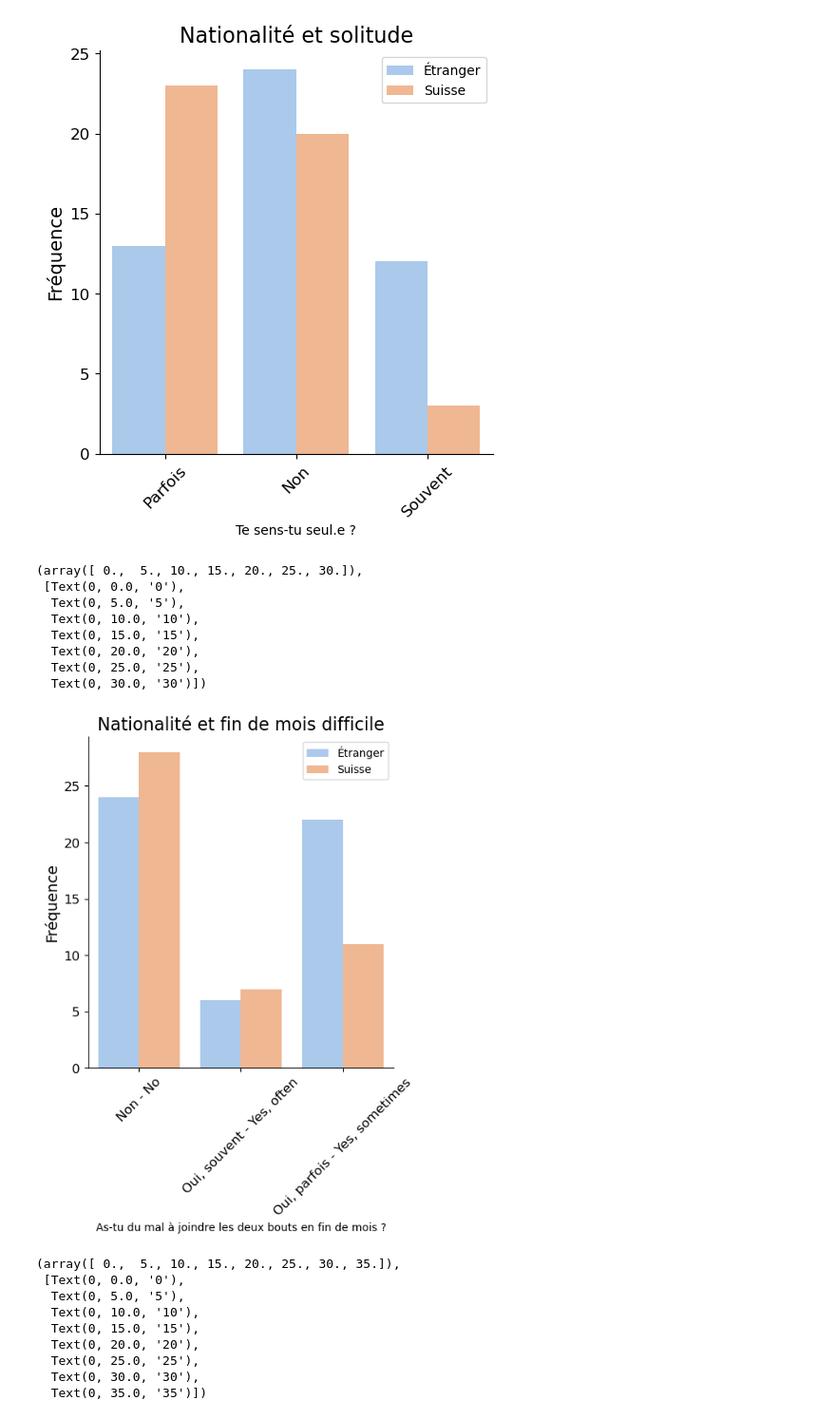
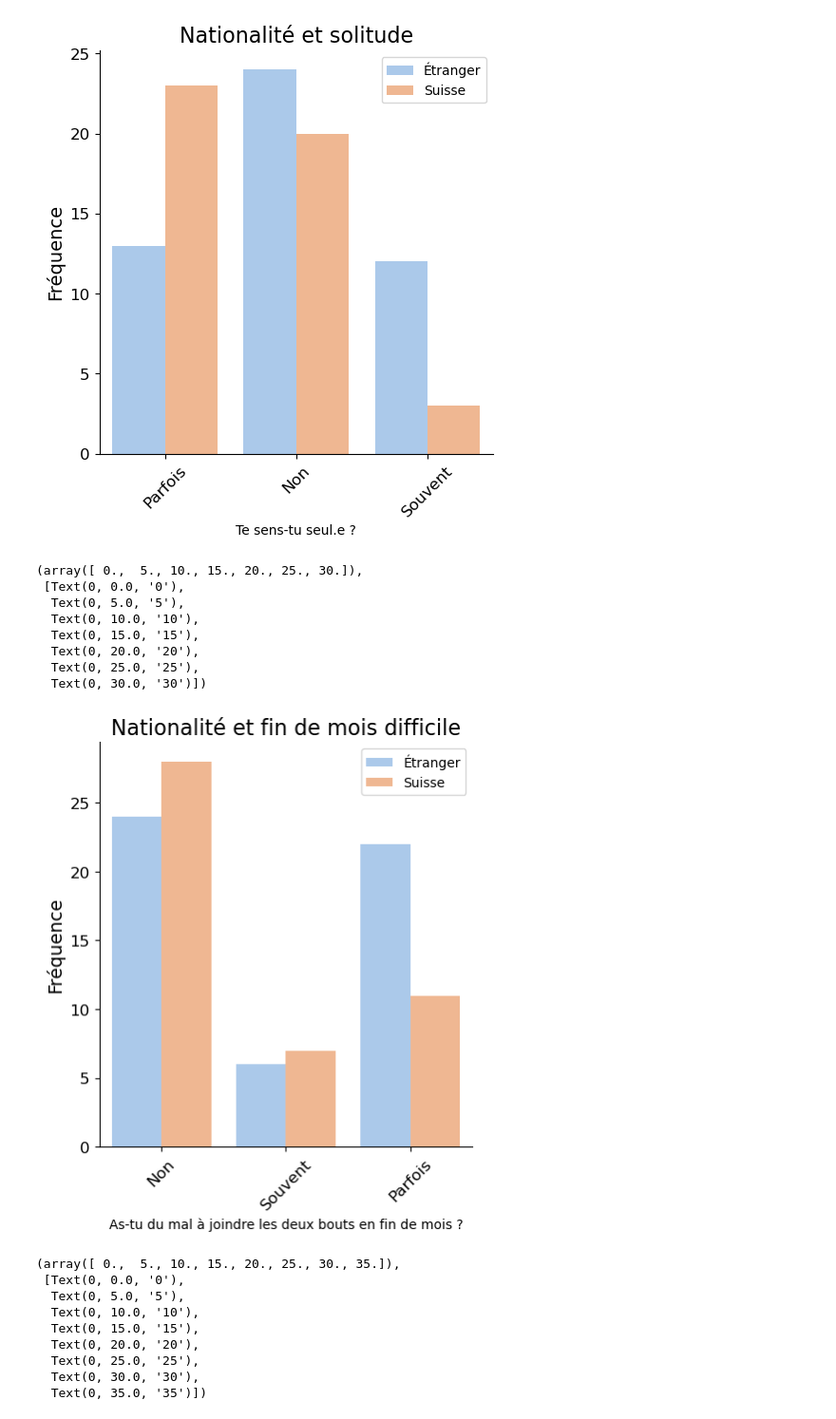
Before and after one commit to ClarissePierre/Precarite_Analyse, a Jupyter notebook: analyse.ipynb, the cells around one changed output. Shown at 95% size. Drawn from its saved outputs; the diff is of its cells as text; code cells hidden in the pictures.

```diff
--- a/analyse.ipynb
+++ b/analyse.ipynb
@@ -975,32 +972,35 @@ plt.yticks(fontsize=12)
   Text(0, 30.0, '30')])
 [figure]
 # %%
-# Étudiants internationaux  versus indicateurs de précarité 2
+# Étudiants internationaux  versus indicateurs de précarité
+
 
 #Représentation de 2 catégorical data avec catplot
 sns.catplot(data=data, x='2bou', hue = 'Étranger',kind='count',legend=False, palette= 'pastel')
 plt.ylabel('Fréquence', fontsize=14)
 plt.title('Nationalité et fin de mois difficile', fontsize=16)
 
-plt.xticks(rotation=45)
+category_counts = data['2bou'].value_counts()
+Types_Rev = category_counts.index
+plt.xticks(range(len(Types_Rev)), ['Non', 'Souvent', 'Parfois'],rotation=45)
 plt.xlabel('As-tu du mal à joindre les deux bouts en fin de mois ?')
 
 #Change label of legend
 plt.legend(loc='upper right', labels=['Étranger', 'Suisse'])
 
 # Adjust tick label font size
 plt.xticks(fontsize=12)
 plt.yticks(fontsize=12)
 # %% [output]
 (array([ 0.,  5., 10., 15., 20., 25., 30.]),
  [Text(0, 0.0, '0'),
   Text(0, 5.0, '5'),
   Text(0, 10.0, '10'),
   Text(0, 15.0, '15'),
   Text(0, 20.0, '20'),
   Text(0, 25.0, '25'),
   Text(0, 30.0, '30')])
-[figure, old version]
+[figure, new version]
 # %%
 #Représentation de 2 catégorical data avec catplot
 sns.catplot(data=data, x='Dépenser +', hue = 'Étranger',kind='count',legend=False, palette= 'pastel')
```
Also changed, not shown: parts of 5 cells of this notebook.
